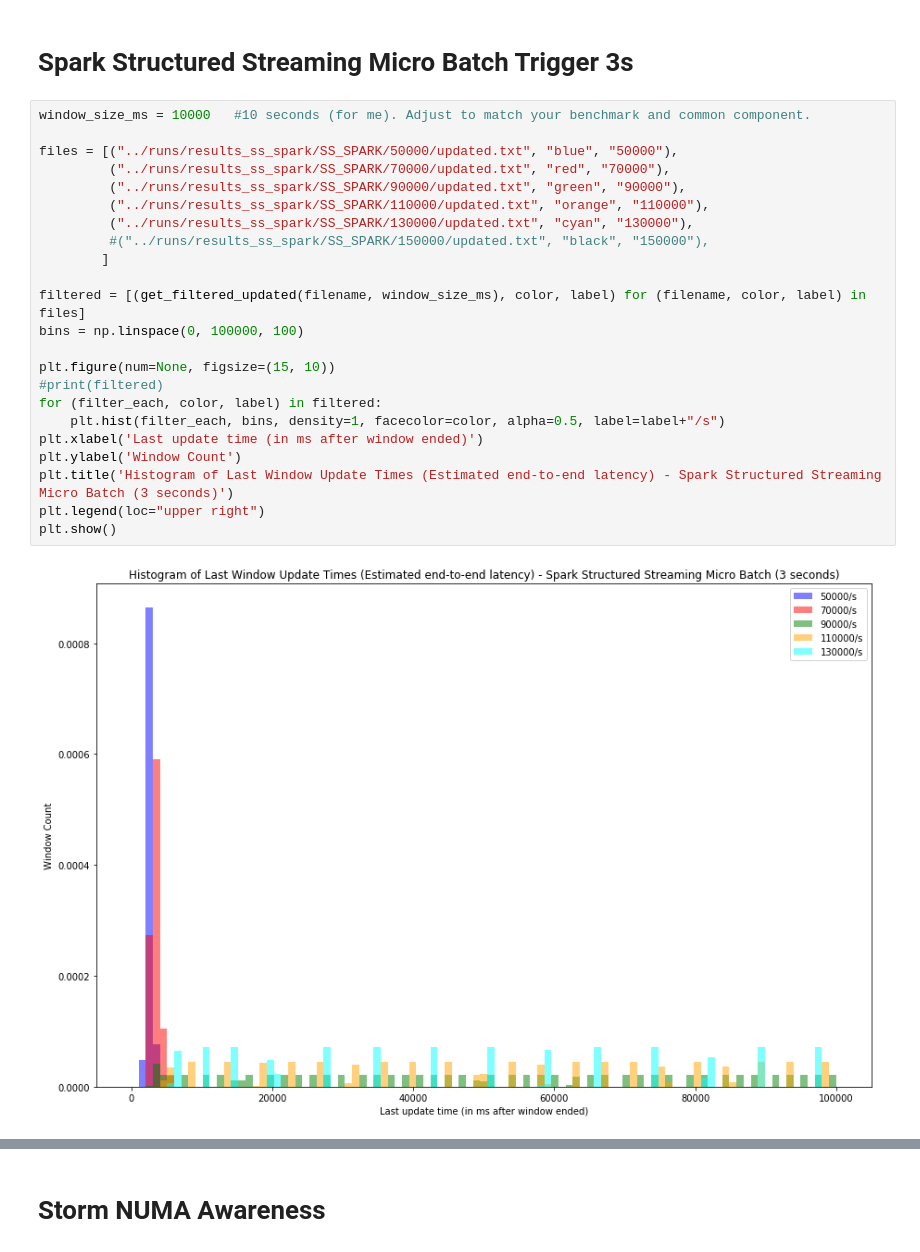
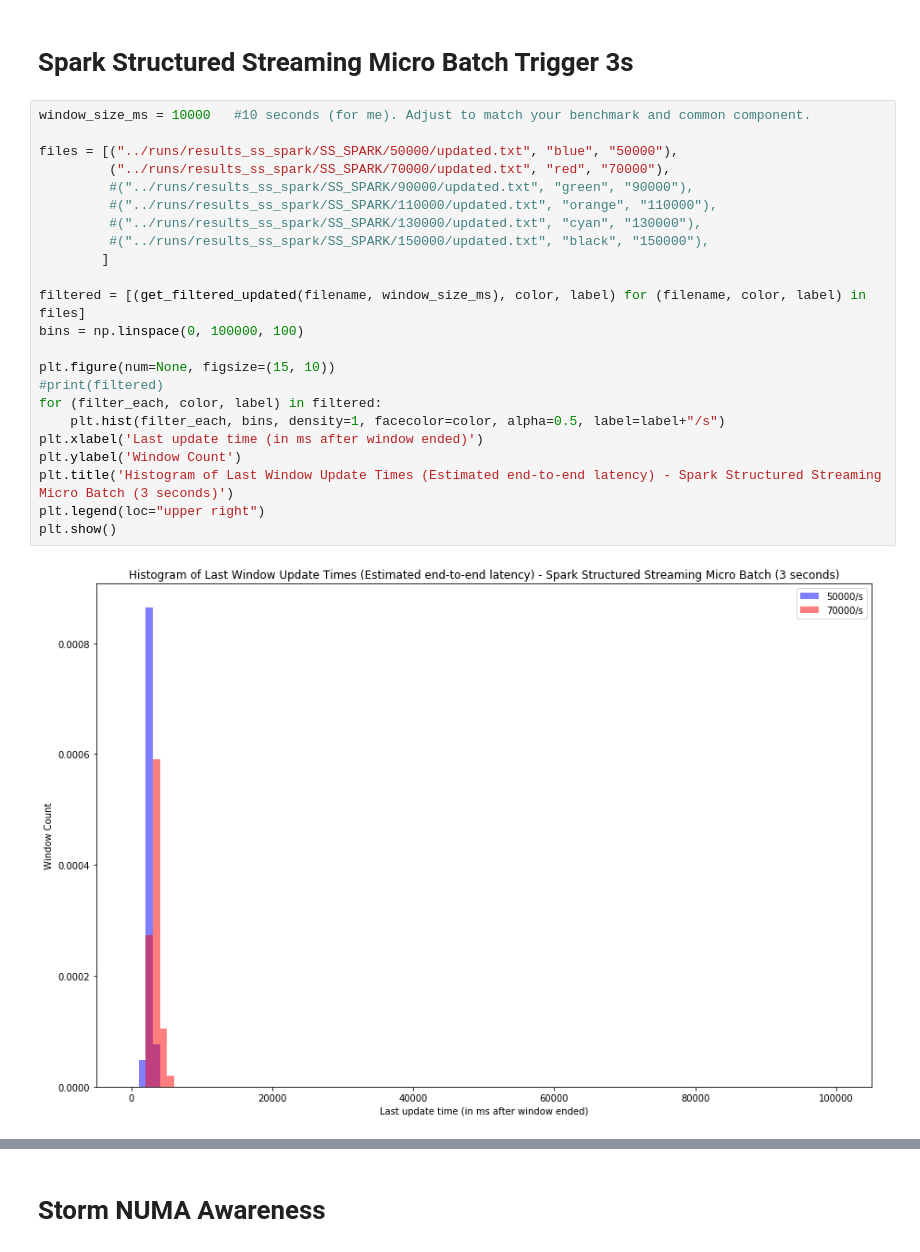
Before and after one commit to yahoo/streaming-benchmarks, a Jupyter notebook: pynotebooks/Benchmark_combined.ipynb, the cells around one changed output, grey strips where cells are left out. Saved outputs shown, nothing was run; the diff lists cells and outputs as text.

```diff
--- a/pynotebooks/Benchmark_combined.ipynb
+++ b/pynotebooks/Benchmark_combined.ipynb
@@ -1395,28 +1391,28 @@ Percentiles:  [ 1. 10. 25. 50. 75. 90. 99.]
 # %%
 window_size_ms = 10000   #10 seconds (for me). Adjust to match your benchmark and common component.
 
 files = [("../runs/results_ss_spark/SS_SPARK/50000/updated.txt", "blue", "50000"),
          ("../runs/results_ss_spark/SS_SPARK/70000/updated.txt", "red", "70000"),
-         ("../runs/results_ss_spark/SS_SPARK/90000/updated.txt", "green", "90000"),
-         ("../runs/results_ss_spark/SS_SPARK/110000/updated.txt", "orange", "110000"),
-         ("../runs/results_ss_spark/SS_SPARK/130000/updated.txt", "cyan", "130000"),
+         #("../runs/results_ss_spark/SS_SPARK/90000/updated.txt", "green", "90000"),
+         #("../runs/results_ss_spark/SS_SPARK/110000/updated.txt", "orange", "110000"),
+         #("../runs/results_ss_spark/SS_SPARK/130000/updated.txt", "cyan", "130000"),
          #("../runs/results_ss_spark/SS_SPARK/150000/updated.txt", "black", "150000"),
         ]
 
 filtered = [(get_filtered_updated(filename, window_size_ms), color, label) for (filename, color, label) in files]
 bins = np.linspace(0, 100000, 100)
 
 plt.figure(num=None, figsize=(15, 10))
 #print(filtered)
 for (filter_each, color, label) in filtered:
     plt.hist(filter_each, bins, density=1, facecolor=color, alpha=0.5, label=label+"/s")
 plt.xlabel('Last update time (in ms after window ended)')
 plt.ylabel('Window Count')
 plt.title('Histogram of Last Window Update Times (Estimated end-to-end latency) - Spark Structured Streaming Micro Batch (3 seconds)')
 plt.legend(loc="upper right")
 plt.show()
 # %% [output]
-[figure, old version]
+[figure, new version]
 # %%
 def draw_line(points, percentiles, label):
     plt.plot(np.linspace(0,100, len(points)), points, label=(label + "/s"))
```
Also changed, not shown: parts of 20 cells of this notebook, 6 other files.
